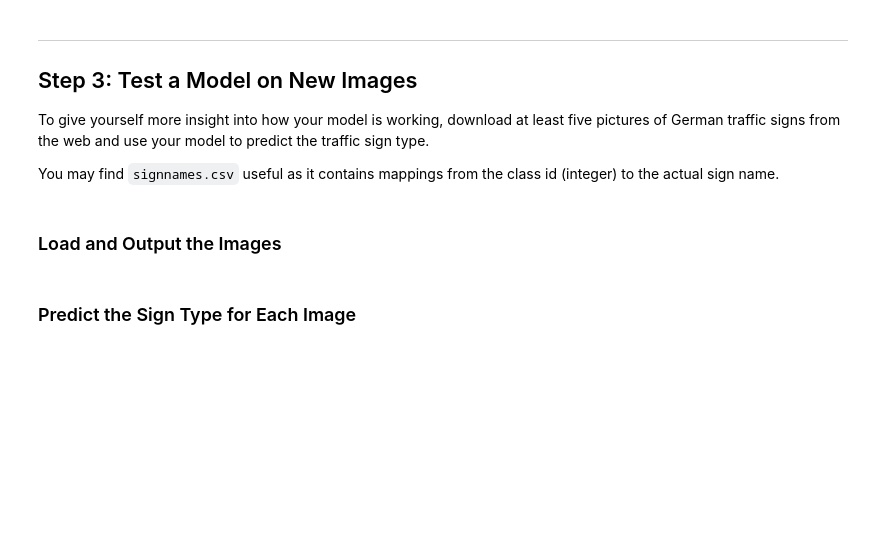
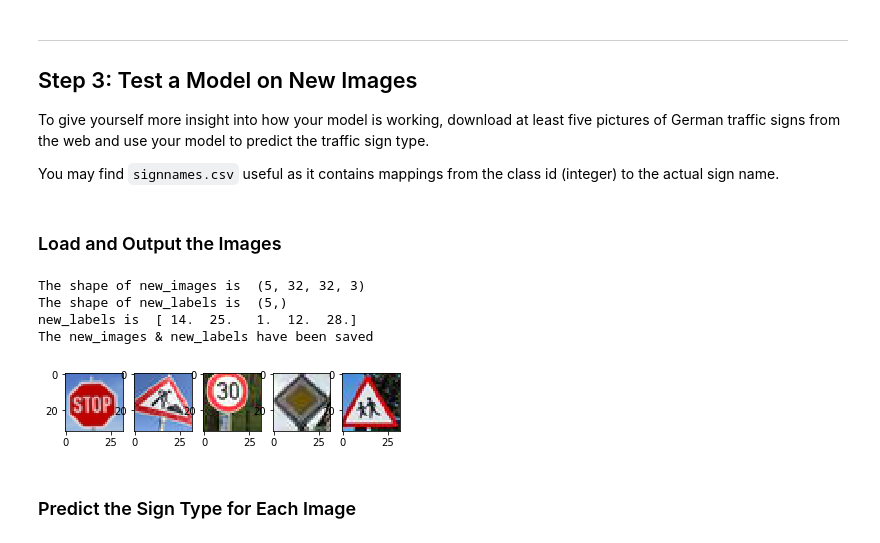
Before and after one commit to hotsuyuki/CarND-Traffic-Sign-Classifier-Project, a Jupyter notebook: Traffic_Sign_Classifier.ipynb, the cells around one changed output. Drawn from its saved outputs; the diff is of its cells as text; code cells hidden in the pictures; blank space fills up the shorter version.

```diff
--- a/Traffic_Sign_Classifier.ipynb
+++ b/Traffic_Sign_Classifier.ipynb
@@ -652,9 +648,9 @@ with open(file, mode='r') as f:
     data = [tmp.strip() for tmp in data]
     for i in range(len(data)):
         if (i%3==1):
-            train_data = np.append(train, float(data[j][-5:]))
+            train_data = np.append(train_data, float(data[i][-5:]))
         elif(i%3==2):
-            valid_data = np.append(valid, float(data[j][-5:]))
+            valid_data = np.append(valid_data, float(data[i][-5:]))
 
 i = int(np.ceil(i/3))
 
@@ -672,11 +668,11 @@ print("\n")
 
 # Show the result on graph
 plt.xlabel("epoch")
-epoch = np.arange(1, i+2, 1)
+epoch = np.arange(1, i+1, 1)
 plt.ylabel("accuracy")
 plt.axis([1,i, 0.9,1.0])
 plt.title("learning_rate = "+str(learning_rate)+", BATCH_SIZE = "+str(BATCH_SIZE))
-clear_line = np.full(i+1, clear_percentage, dtype=float)
+clear_line = np.full(i, clear_percentage, dtype=float)
 for data_type in ['train', 'valid'] :
     plt.plot(epoch,accuracy_data[data_type], label=str(data_type))
 plt.plot(epoch,clear_line,'r--', label=str(clear_percentage))
@@ -745,37 +750,43 @@ for i in range(1, n_images+1):
     # Read an image
     image = mpimg.imread('./new_images/new_image'+str(i)+'.jpg')
     new_images = np.append(new_images, np.expand_dims(image,axis=0), axis=0)
 # Trancate the first element of `new_images` that all elements are zeros, and cast to uint8 for RGB.
 # (N+1)x32x32xC ---> Nx32x32xC
 new_images = new_images[1: , ...].astype(np.uint8)
 print("The shape of new_images is ", new_images.shape)
 
 
 ''' Load new labels from txt file '''
 file_name = './new_images/new_labels.txt'
 new_labels = np.array([])
 with open(file_name) as f:
     for line in f.readlines():
         for label in line.split():
              new_labels = np.append(new_labels, int(label))
 print("The shape of new_labels is ", new_labels.shape)
 print("new_labels is ",new_labels)
 
 
 ''' Output the new images '''
+fig, axs = plt.subplots(nrows=1, ncols=n_images)
 for i in range(n_images):
-    plt.figure()
-    plt.imshow(new_images[i])
+    axs[i].imshow(new_images[i])
 
 
 ''' Save the new images & new labels data '''
-new_images_file = './new_images/new_images.p'
-new_labels_file = './new_images/new_labels.p'
+new_images_file = './new_images.p'
+new_labels_file = './new_labels.p'
 with open(new_images_file, mode='wb') as f:
     pickle.dump(new_images, f)
 with open(new_labels_file, mode='wb') as f:
     pickle.dump(new_labels, f)
 print("The new_images & new_labels have been saved")
+# %% [output]
+The shape of new_images is  (5, 32, 32, 3)
+The shape of new_labels is  (5,)
+new_labels is  [ 14.  25.   1.  12.  28.]
+The new_images & new_labels have been saved
+[figure, added]
 # %% [markdown]
 ### Predict the Sign Type for Each Image
 # %%
```
Also changed, not shown: parts of 9 cells of this notebook.
